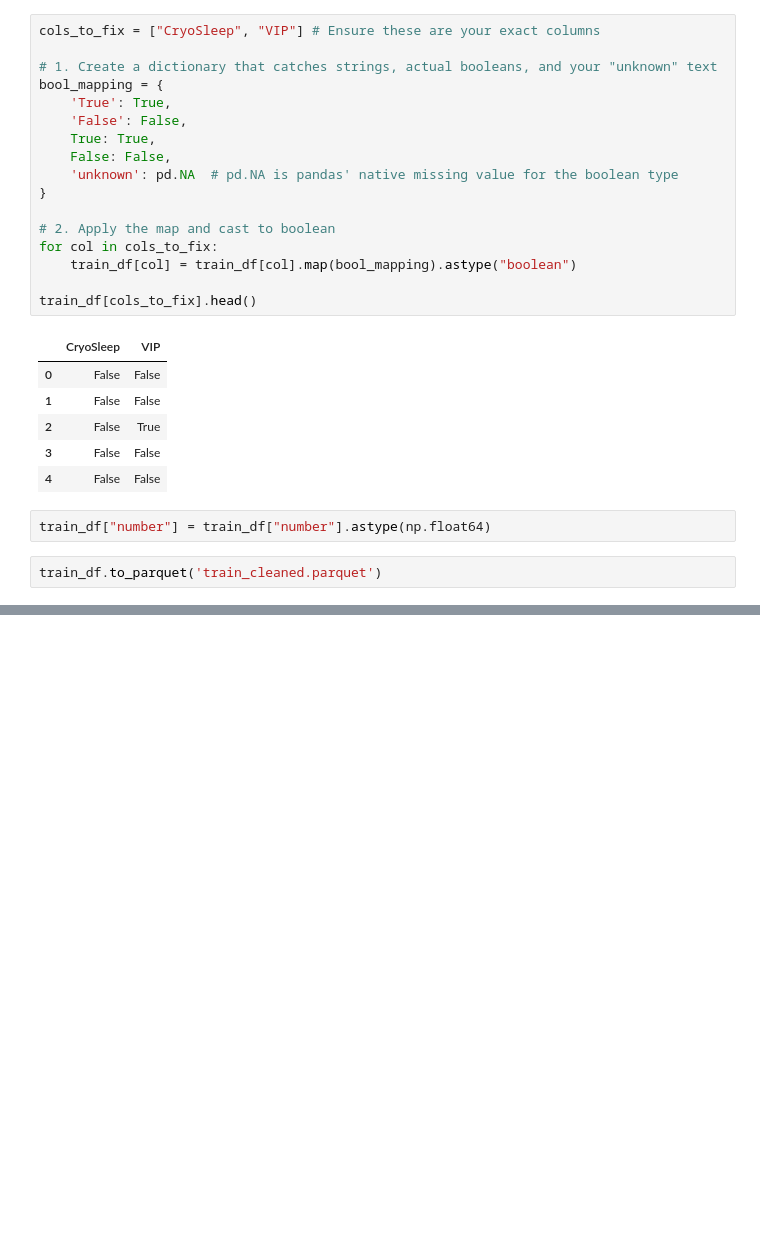
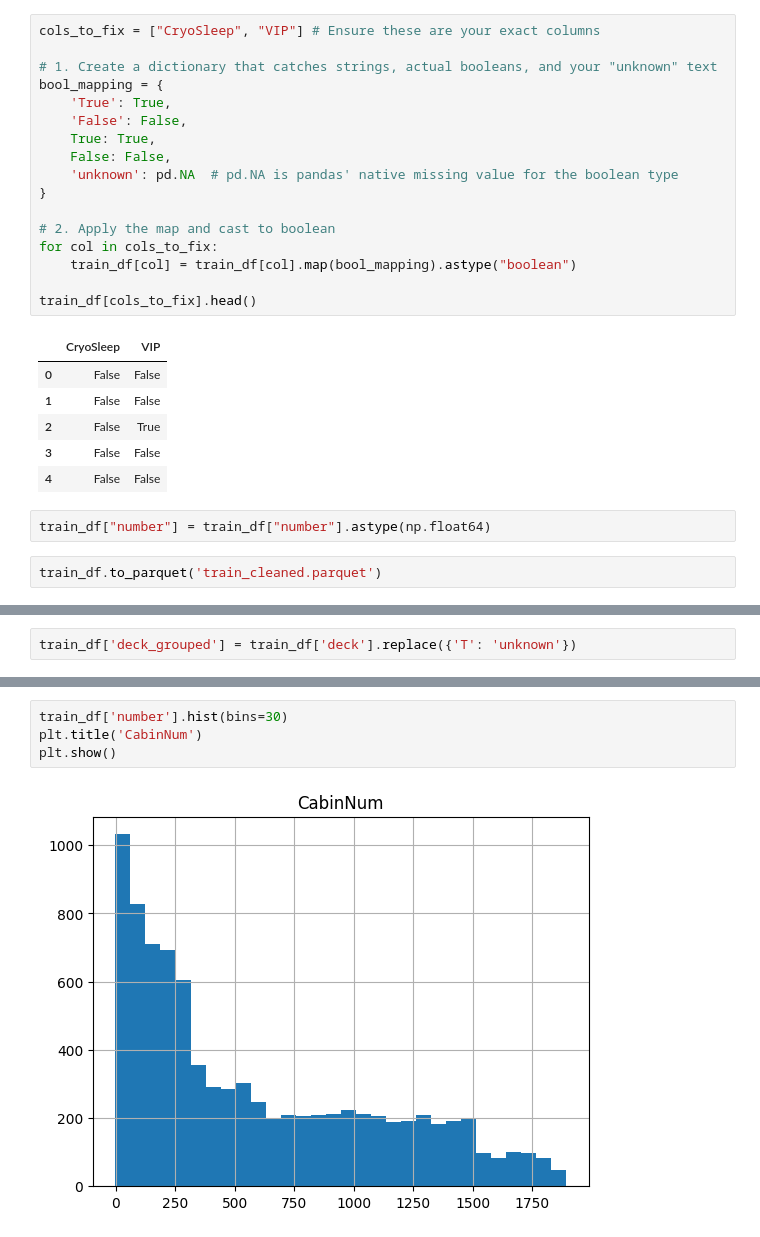
Before and after one commit to ShriVarshaan/kaggle_projects, a Jupyter notebook: 03_spaceship_titanic/spaceship_titanic.ipynb, the cells around one changed output, grey strips where cells are left out. Saved outputs shown, nothing was run; the diff lists cells and outputs as text; blank space fills up the shorter version.

```diff
--- a/03_spaceship_titanic/spaceship_titanic.ipynb
+++ b/03_spaceship_titanic/spaceship_titanic.ipynb
@@ -558,0 +686,2 @@ train_df.to_parquet('train_cleaned.parquet')
+# %%
+train_df['deck_grouped'] = train_df['deck'].replace({'T': 'unknown'})
@@ -558,0 +791,6 @@ train_df.to_parquet('train_cleaned.parquet')
+# %%
+train_df['number'].hist(bins=30)
+plt.title('CabinNum')
+plt.show()
+# %% [output]
+[figure, added]
```
Also changed, not shown: parts of 30 cells of this notebook.
